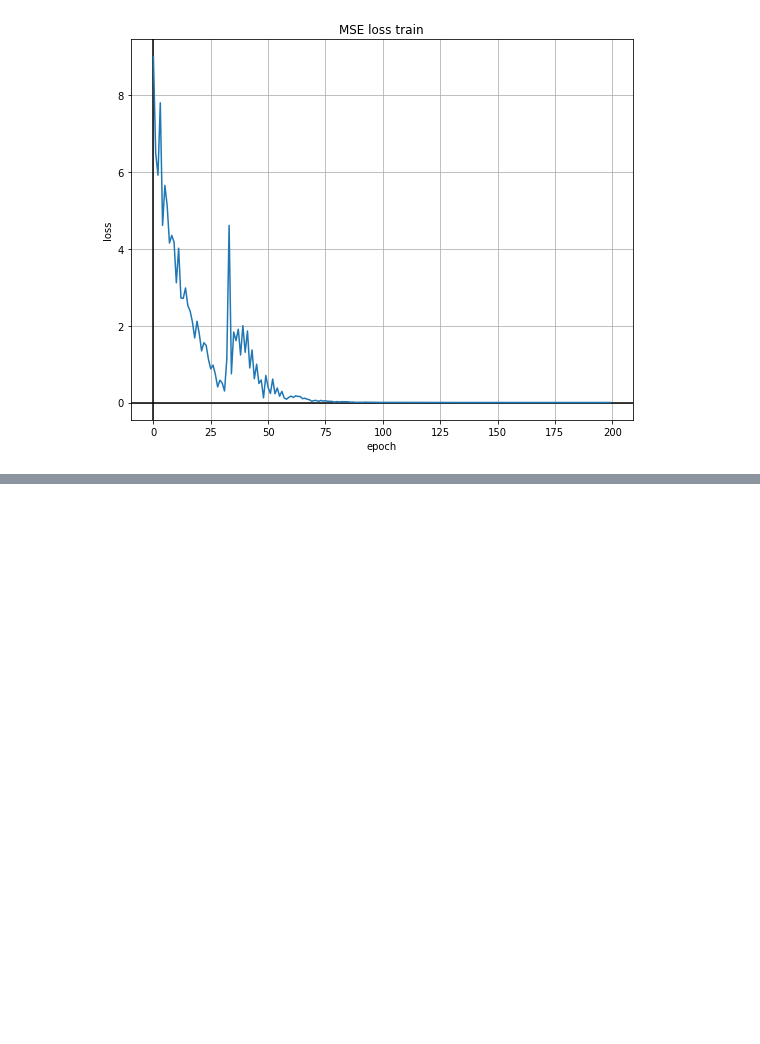
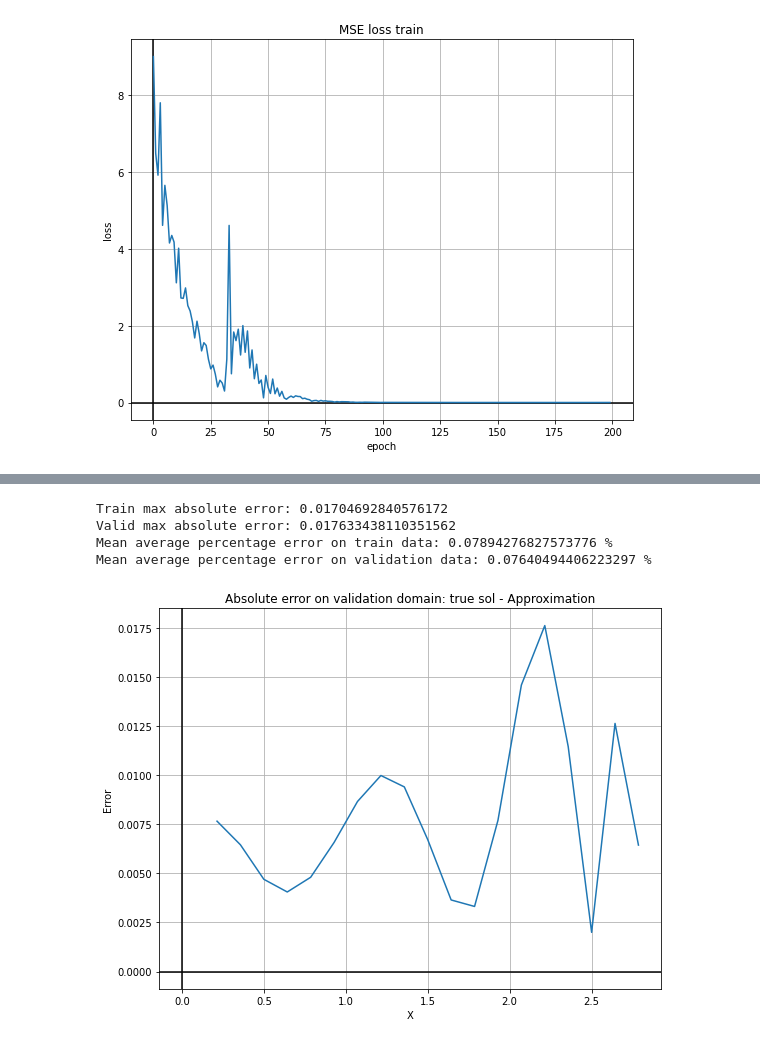
Before and after one commit to Ilshat-Akhmetov/NN_Solver_for_Diff_and_Inegral_Eqs, a Jupyter notebook: NN_Solve_for_ODE_Presentation.ipynb, the cells around one changed output, grey strips where cells are left out. Cells and saved outputs as stored; diff of their text form; code cells hidden in the pictures; blank space fills up the shorter version.

```diff
--- a/NN_Solve_for_ODE_Presentation.ipynb
+++ b/NN_Solve_for_ODE_Presentation.ipynb
@@ -590,0 +575,32 @@ Mean average percentage error on validation data: 0.007981648668646812 %
+# %%
+l = 3
+m = 5
+k = 2
+left_bound = 0
+right_bound = l
+main_eq_residual = (
+    lambda variable, function,: nth_derivative(function, variable, 1)
+    - k*m/l*(l-variable)
+)
+n_points = 20
+main_eq = OneDimensionalMainEquation(
+    left_bound, right_bound, n_points, main_eq_residual
+)
+
+first_init_cond_res = lambda x, nn_model_value: nn_model_value
+first_init_cond = OnePointInitialCondition(left_bound, first_init_cond_res)
+
+boundary_conditions = [first_init_cond]
+
+true_solution = lambda x: k*m/(2*l)*(2*l-x)*x
+nn_ode_solver = TrainerForNNEquationSolver(main_eq, boundary_conditions)
+loss_train, loss_valid, nn_model = nn_ode_solver.fit()
+# %%
+report = ReportMaker(true_solution, nn_model, main_eq, loss_train, loss_valid)
+report.make_report()
+# %% [output]
+Train max absolute error: 0.01704692840576172
+Valid max absolute error: 0.017633438110351562
+Mean average percentage error on train data: 0.07894276827573776 %
+Mean average percentage error on validation data: 0.07640494406223297 %
+[figure, added]
```
Also changed, not shown: parts of 21 cells of this notebook, 1 other file.
